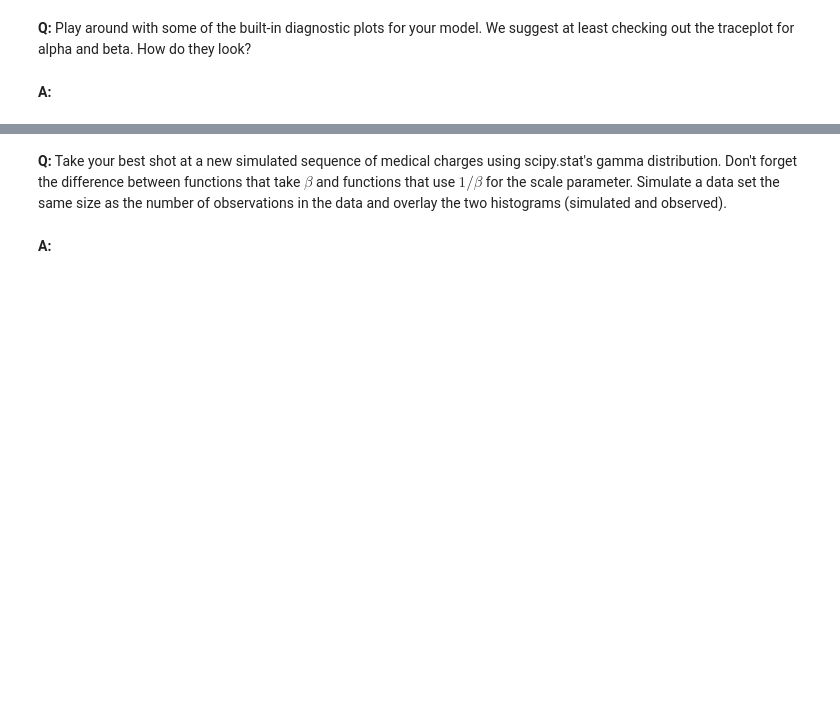
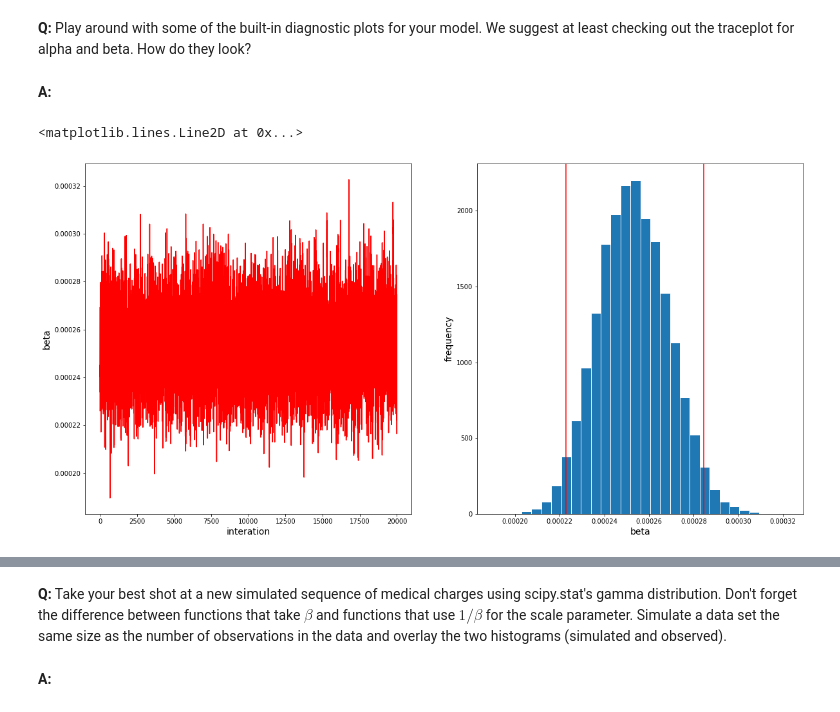
Before and after one commit to fysophia0302/Springboard, a Jupyter notebook: mini project/Bayesian_stats_Q6.28/inferential_statistics_3-Q.ipynb, the cells around one changed output, grey strips where cells are left out. Saved outputs shown, nothing was run; the diff lists cells and outputs as text; code cells hidden in the pictures; blank space fills up the shorter version.

```diff
--- a/mini project/Bayesian_stats_Q6.28/inferential_statistics_3-Q.ipynb
+++ b/mini project/Bayesian_stats_Q6.28/inferential_statistics_3-Q.ipynb
@@ -156,4 +155,20 @@ _ = plt.axvline(x=beta_ci[1], c='r')
 __Q:__ Play around with some of the built-in diagnostic plots for your model. We suggest at least checking out the traceplot for alpha and beta. How do they look?
 # %% [markdown]
 __A:__
+# %%
+plt.figure(figsize=(20,10))
+plt.subplot(1,2,1)
+plt.plot(beta_posterior, color='red')
+plt.xlabel('interation', fontsize=14)
+plt.ylabel('beta', fontsize=14)
+
+plt.subplot(1,2,2)
+plt.hist(beta_posterior, bins = 30, edgecolor = 'white')
+plt.xlabel('beta', fontsize=14)
+plt.ylabel('frequency', fontsize=14)
+plt.axvline(x=beta_conf_int[0], c='r')
+plt.axvline(x=beta_conf_int[1], c='r')
+# %% [output]
+<matplotlib.lines.Line2D at 0x...>
+[figure, added]
 # %%
```
Also changed, not shown: parts of 10 cells of this notebook.
